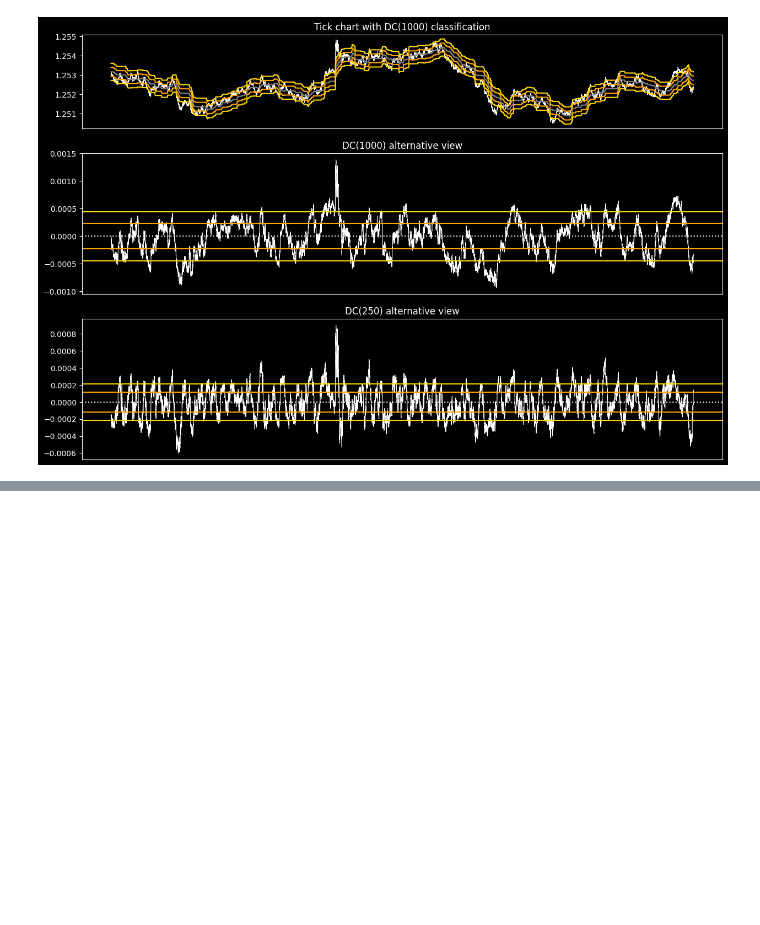
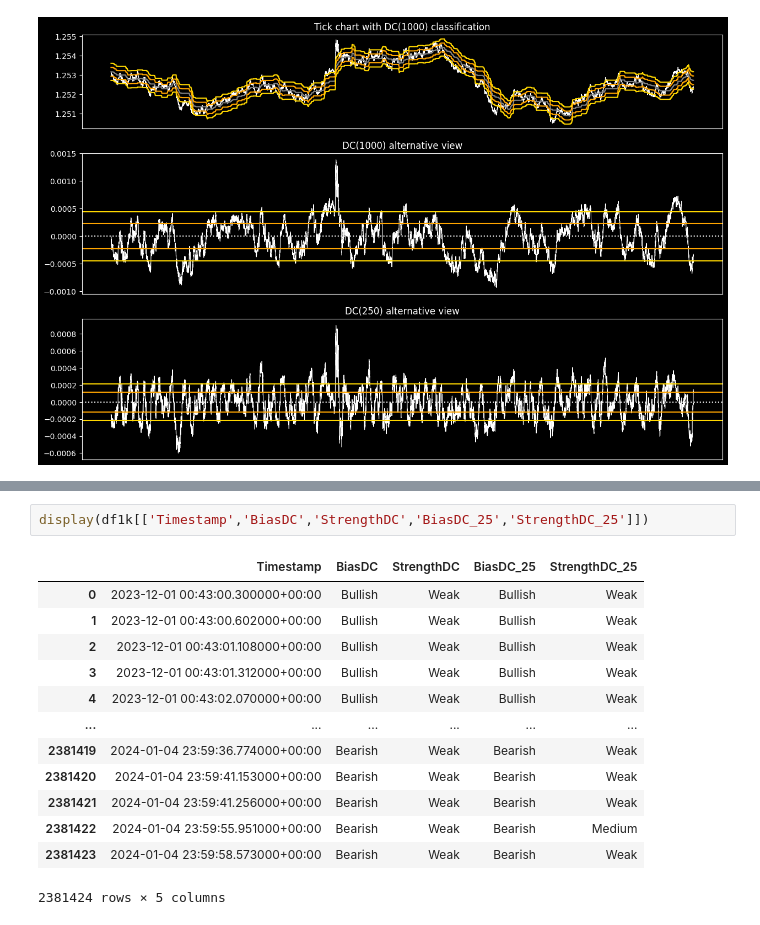
Before and after one commit to ironhak/test4anti, a Jupyter notebook: classify_candles v5.ipynb, the cells around one changed output, grey strips where cells are left out. Drawn from its saved outputs; the diff is of its cells as text; blank space fills up the shorter version.

```diff
--- a/classify_candles v5.ipynb
+++ b/classify_candles v5.ipynb
@@ -425,0 +450,16 @@ plt.show()
+# %%
+display(df1k[['Timestamp','BiasDC','StrengthDC','BiasDC_25','StrengthDC_25']])
+# %% [output]
+|  | Timestamp | BiasDC | StrengthDC | BiasDC_25 | StrengthDC_25 |
+| 0 | 2023-12-01 00:43:00.300000+00:00 | Bullish | Weak | Bullish | Weak |
+| 1 | 2023-12-01 00:43:00.602000+00:00 | Bullish | Weak | Bullish | Weak |
+| 2 | 2023-12-01 00:43:01.108000+00:00 | Bullish | Weak | Bullish | Weak |
+| 3 | 2023-12-01 00:43:01.312000+00:00 | Bullish | Weak | Bullish | Weak |
+| 4 | 2023-12-01 00:43:02.070000+00:00 | Bullish | Weak | Bullish | Weak |
+| ... | ... | ... | ... | ... | ... |
+| 2381419 | 2024-01-04 23:59:36.774000+00:00 | Bearish | Weak | Bearish | Weak |
+| 2381420 | 2024-01-04 23:59:41.153000+00:00 | Bearish | Weak | Bearish | Weak |
+| 2381421 | 2024-01-04 23:59:41.256000+00:00 | Bearish | Weak | Bearish | Weak |
+| 2381422 | 2024-01-04 23:59:55.951000+00:00 | Bearish | Weak | Bearish | Medium |
+| 2381423 | 2024-01-04 23:59:58.573000+00:00 | Bearish | Weak | Bearish | Weak |
+2381424 rows × 5 columns
```
Also changed, not shown: parts of 3 cells of this notebook, 1 other file.
